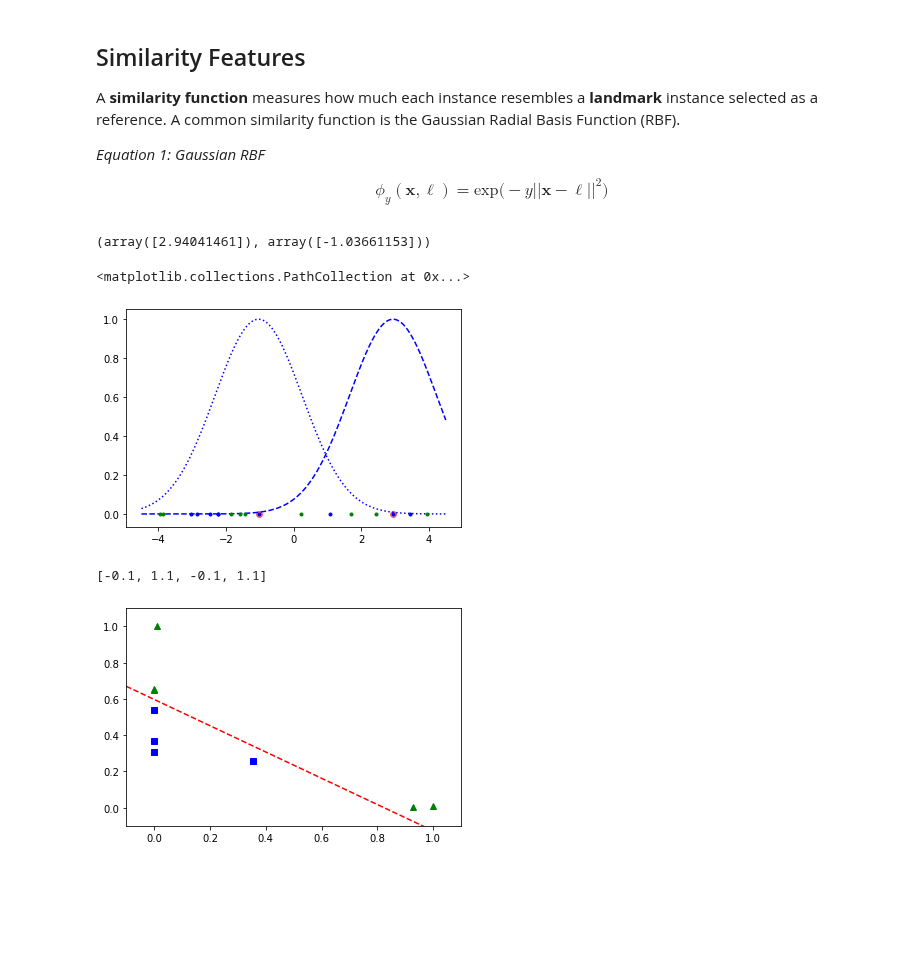
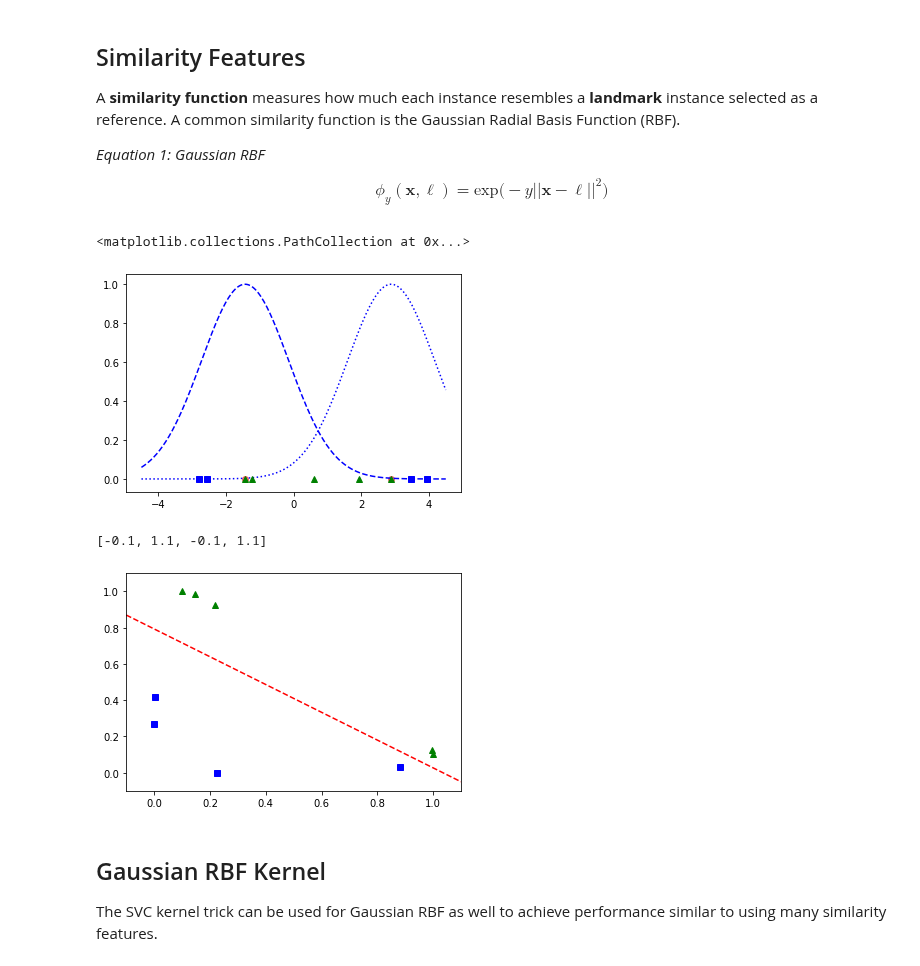
Before and after one commit to codywill/ml-sandbox, a Jupyter notebook: hands-on/Chapter 5 - Support Vector Machines.ipynb, the cells around one changed output. Cells and saved outputs as stored; diff of their text form; code cells hidden in the pictures; blank space fills up the shorter version.

Commit message:
Added notes on gaussian RBF kernel, computational complexity

```diff
--- a/hands-on/Chapter 5 - Support Vector Machines.ipynb
+++ b/hands-on/Chapter 5 - Support Vector Machines.ipynb
@@ -222,7 +222,8 @@ def gaussian_rbf(x, landmark, gamma):
 gamma = 0.3
 
 # Random data points that are not linearly separable
-x_1 = np.random.uniform(-4, 4, 9).reshape(-1, 1)
+x_1 = np.sort(np.random.uniform(-4, 4, 9)).reshape(-1, 1)
+y_k = np.array([0, 0, 1, 1, 1, 1, 1, 0, 0])
 
 # Landmarks for x_1
 landmarks = x_1[2], x_1[6]
@@ -231,29 +232,31 @@ landmarks = x_1[2], x_1[6]
 x1s = np.linspace(-4.5, 4.5, 200).reshape(-1, 1)
 x2s = gaussian_rbf(x1s, landmarks[0], gamma)
 x3s = gaussian_rbf(x1s, landmarks[1], gamma)
-landmarks
-# %% [output]
-(array([2.94041461]), array([-1.03661153]))
 # %%
 # Visualization for each landmark
 plt.plot(x1s, x2s, 'b--')
 plt.plot(x1s, x3s, 'b:')
-plt.plot(x_1, np.zeros(9), 'b.')
-plt.plot(x_2, np.zeros(9), 'g.')
+#plt.plot(x_1, np.zeros(9), 'b.')
+#plt.plot(x_2, np.zeros(9), 'g.')
+plt.plot(x_1[y_k==0], np.zeros(len(x_1[:][y_k==0])), "bs")
+plt.plot(x_1[y_k==1], np.zeros(len(x_1[:][y_k==1])), "g^")
 plt.scatter(landmarks, np.zeros(len(landmarks)), alpha=0.5, c='red')
 # %% [output]
 <matplotlib.collections.PathCollection at 0x...>
-[figure, old version]
+[figure, new version]
 # %%
 # Apply the Gaussian RBF to the data for each landmark and separate by similarity
 x_k = np.c_[gaussian_rbf(x_1, landmarks[0], gamma), gaussian_rbf(x_1, landmarks[1], gamma)]
-y_k = np.array([0, 0, 1, 1, 1, 1, 1, 0, 0])
 plt.plot(x_k[:, 0][y_k==0], x_k[:, 1][y_k==0], "bs")
 plt.plot(x_k[:, 0][y_k==1], x_k[:, 1][y_k==1], "g^")
-plt.plot([-0.1, 1.1], [0.67, -0.2], "r--")
+plt.plot([-0.1, 1.1], [0.87, -0.05], "r--")
 
 # Demonstrate linear separability
 plt.axis([-0.1, 1.1, -0.1, 1.1])
 # %% [output]
 [-0.1, 1.1, -0.1, 1.1]
-[figure, old version]
+[figure, new version]
+# %% [markdown]
+## Gaussian RBF Kernel
+
+The SVC kernel trick can be used for Gaussian RBF as well to achieve performance similar to using many similarity features.
```
Also changed, not shown: parts of 7 cells of this notebook.
